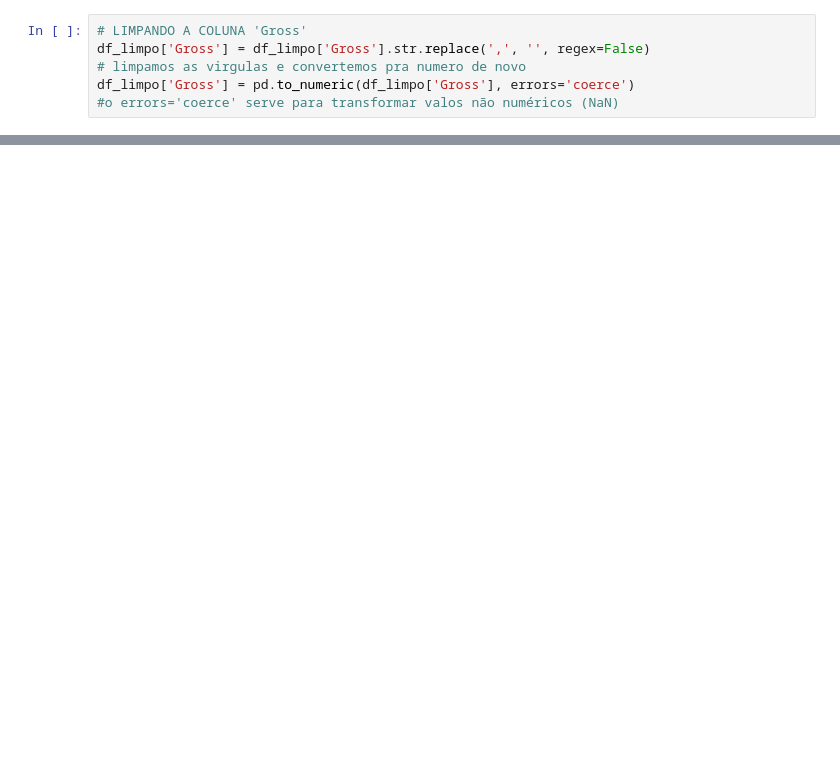
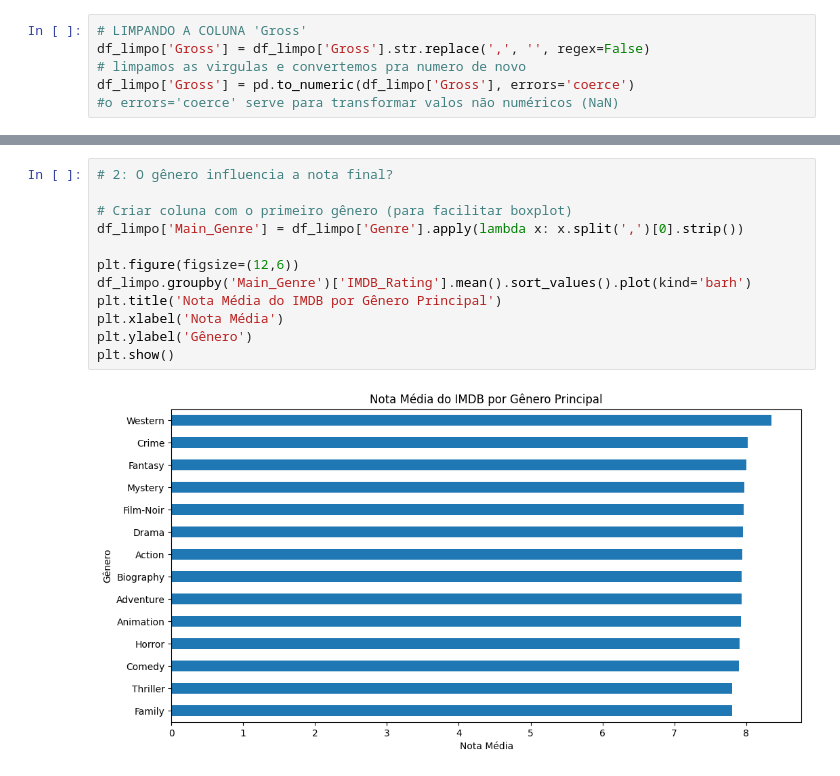
Before and after one commit to gustavfaustino/Desafio-Lighthouse-GustavoFaustino, a Jupyter notebook: PProductions_analise_filmes.ipynb, the cells around one changed output, grey strips where cells are left out. Cells and saved outputs as stored; diff of their text form; blank space fills up the shorter version.

```diff
--- a/PProductions_analise_filmes.ipynb
+++ b/PProductions_analise_filmes.ipynb
@@ -78,0 +157,14 @@ For example, when doing 'df[col].method(value, inplace=True)', try using 'df.met
+# %%
+# 2: O gênero influencia a nota final?
+
+# Criar coluna com o primeiro gênero (para facilitar boxplot)
+df_limpo['Main_Genre'] = df_limpo['Genre'].apply(lambda x: x.split(',')[0].strip())
+
+plt.figure(figsize=(12,6))
+df_limpo.groupby('Main_Genre')['IMDB_Rating'].mean().sort_values().plot(kind='barh')
+plt.title('Nota Média do IMDB por Gênero Principal')
+plt.xlabel('Nota Média')
+plt.ylabel('Gênero')
+plt.show()
+# %% [output]
+[figure, added]
```
Also changed, not shown: parts of 20 cells of this notebook.
